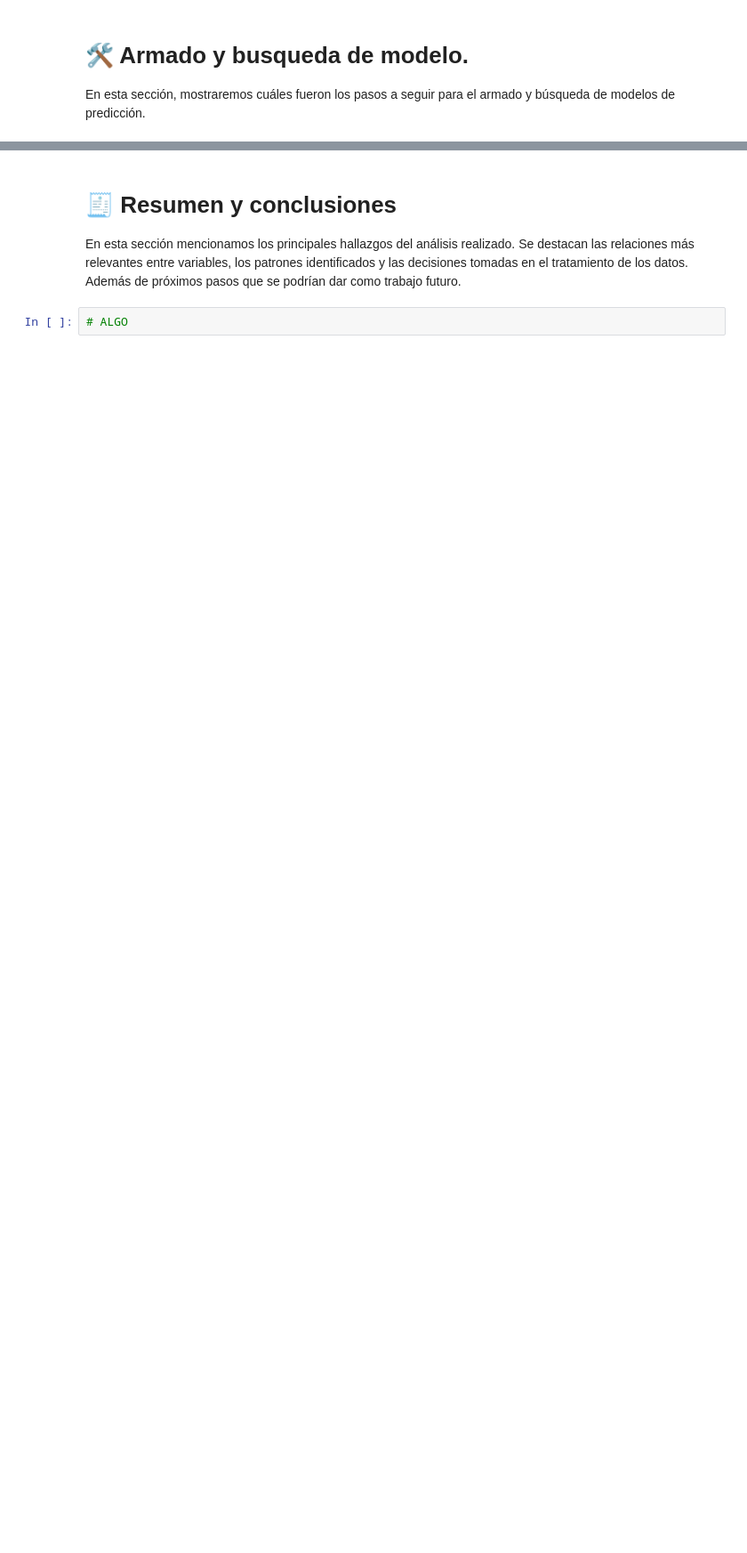
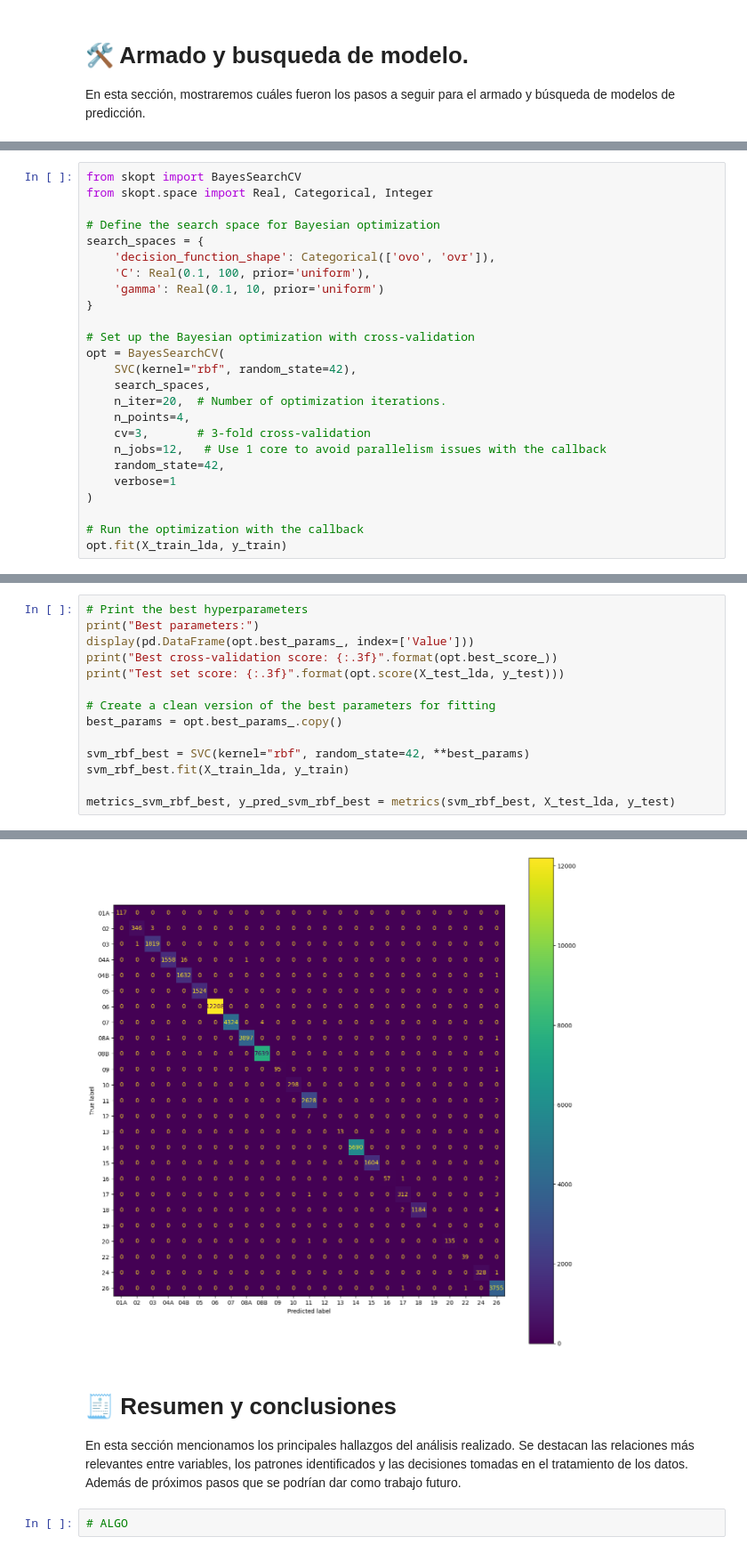
Before and after one commit to gjmv/CEIA_2025_B2_AMq_TP, a Jupyter notebook: TP.ipynb, the cells around one changed output, grey strips where cells are left out. Shown at 89% size. Cells and saved outputs as stored; diff of their text form; blank space fills up the shorter version.

```diff
--- a/TP.ipynb
+++ b/TP.ipynb
@@ -505,0 +690,25 @@ X_train, X_test, y_train, y_test = train_test_split(X, y, test_size=0.2, random_
+# %%
+from skopt import BayesSearchCV
+from skopt.space import Real, Categorical, Integer
+
+# Define the search space for Bayesian optimization
+search_spaces = {
+    'decision_function_shape': Categorical(['ovo', 'ovr']),
+    'C': Real(0.1, 100, prior='uniform'),
+    'gamma': Real(0.1, 10, prior='uniform')
+}
+
+# Set up the Bayesian optimization with cross-validation
+opt = BayesSearchCV(
+    SVC(kernel="rbf", random_state=42),
+    search_spaces,
+    n_iter=20,  # Number of optimization iterations.
+    n_points=4,
+    cv=3,       # 3-fold cross-validation
+    n_jobs=12,   # Use 1 core to avoid parallelism issues with the callback
+    random_state=42,
+    verbose=1
+)
+
+# Run the optimization with the callback
+opt.fit(X_train_lda, y_train)
@@ -505,0 +727,15 @@ X_train, X_test, y_train, y_test = train_test_split(X, y, test_size=0.2, random_
+# %%
+# Print the best hyperparameters
+print("Best parameters:")
+display(pd.DataFrame(opt.best_params_, index=['Value']))
+print("Best cross-validation score: {:.3f}".format(opt.best_score_))
+print("Test set score: {:.3f}".format(opt.score(X_test_lda, y_test)))
+
+# Create a clean version of the best parameters for fitting
+best_params = opt.best_params_.copy()
+
+svm_rbf_best = SVC(kernel="rbf", random_state=42, **best_params)
+svm_rbf_best.fit(X_train_lda, y_train)
+
+metrics_svm_rbf_best, y_pred_svm_rbf_best = metrics(svm_rbf_best, X_test_lda, y_test)
+# %% [output]
@@ -506,3 +752,4 @@ X_train, X_test, y_train, y_test = train_test_split(X, y, test_size=0.2, random_
+[figure, added]
 # %% [markdown]
 # 🧾 Resumen y conclusiones
 
```
Also changed, not shown: parts of 24 cells of this notebook.
